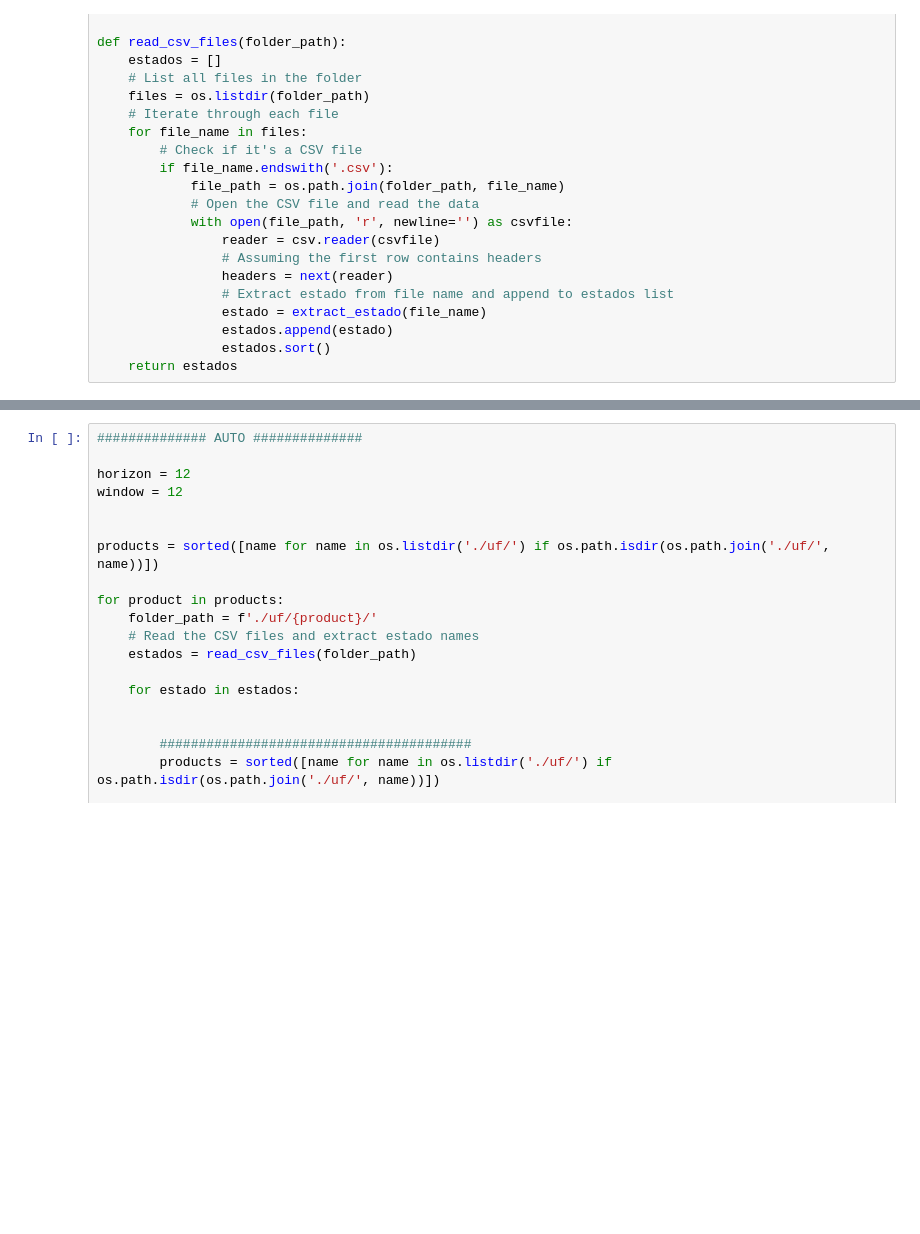
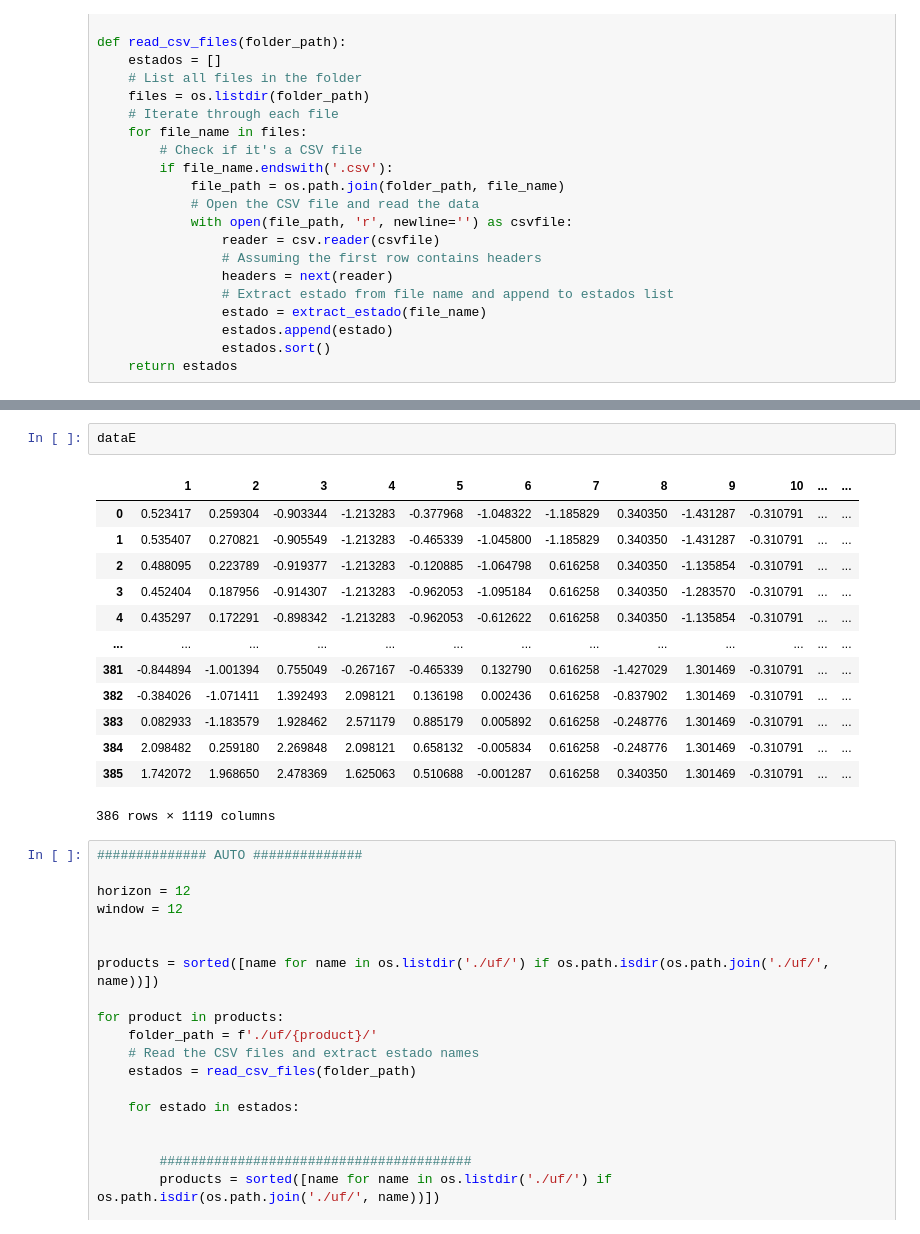
Before and after one commit to Projeto-ANP/Features, a Jupyter notebook: 03-CISIA-Regressors-ALLFeaturesWCORR.ipynb, the cells around one changed output, grey strips where cells are left out. Drawn from its saved outputs; the diff is of its cells as text; blank space fills up the shorter version.

```diff
--- a/03-CISIA-Regressors-ALLFeaturesWCORR.ipynb
+++ b/03-CISIA-Regressors-ALLFeaturesWCORR.ipynb
@@ -219,3 +293,19 @@ df_c_znorm['y'] = target_norm
+# %%
+dataE
+# %% [output]
+|  | 1 | 2 | 3 | 4 | 5 | 6 | 7 | 8 | 9 | 10 | ... | ... |
+| 0 | 0.523417 | 0.259304 | -0.903344 | -1.213283 | -0.377968 | -1.048322 | -1.185829 | 0.340350 | -1.431287 | -0.310791 | ... | ... |
+| 1 | 0.535407 | 0.270821 | -0.905549 | -1.213283 | -0.465339 | -1.045800 | -1.185829 | 0.340350 | -1.431287 | -0.310791 | ... | ... |
+| 2 | 0.488095 | 0.223789 | -0.919377 | -1.213283 | -0.120885 | -1.064798 | 0.616258 | 0.340350 | -1.135854 | -0.310791 | ... | ... |
+| 3 | 0.452404 | 0.187956 | -0.914307 | -1.213283 | -0.962053 | -1.095184 | 0.616258 | 0.340350 | -1.283570 | -0.310791 | ... | ... |
+| 4 | 0.435297 | 0.172291 | -0.898342 | -1.213283 | -0.962053 | -0.612622 | 0.616258 | 0.340350 | -1.135854 | -0.310791 | ... | ... |
+| ... | ... | ... | ... | ... | ... | ... | ... | ... | ... | ... | ... | ... |
+| 381 | -0.844894 | -1.001394 | 0.755049 | -0.267167 | -0.465339 | 0.132790 | 0.616258 | -1.427029 | 1.301469 | -0.310791 | ... | ... |
+| 382 | -0.384026 | -1.071411 | 1.392493 | 2.098121 | 0.136198 | 0.002436 | 0.616258 | -0.837902 | 1.301469 | -0.310791 | ... | ... |
+| 383 | 0.082933 | -1.183579 | 1.928462 | 2.571179 | 0.885179 | 0.005892 | 0.616258 | -0.248776 | 1.301469 | -0.310791 | ... | ... |
+| 384 | 2.098482 | 0.259180 | 2.269848 | 2.098121 | 0.658132 | -0.005834 | 0.616258 | -0.248776 | 1.301469 | -0.310791 | ... | ... |
+| 385 | 1.742072 | 1.968650 | 2.478369 | 1.625063 | 0.510688 | -0.001287 | 0.616258 | 0.340350 | 1.301469 | -0.310791 | ... | ... |
+386 rows × 1119 columns
 # %%
 ############## AUTO ##############
 
```
Also changed, not shown: parts of 1 cell of this notebook.
